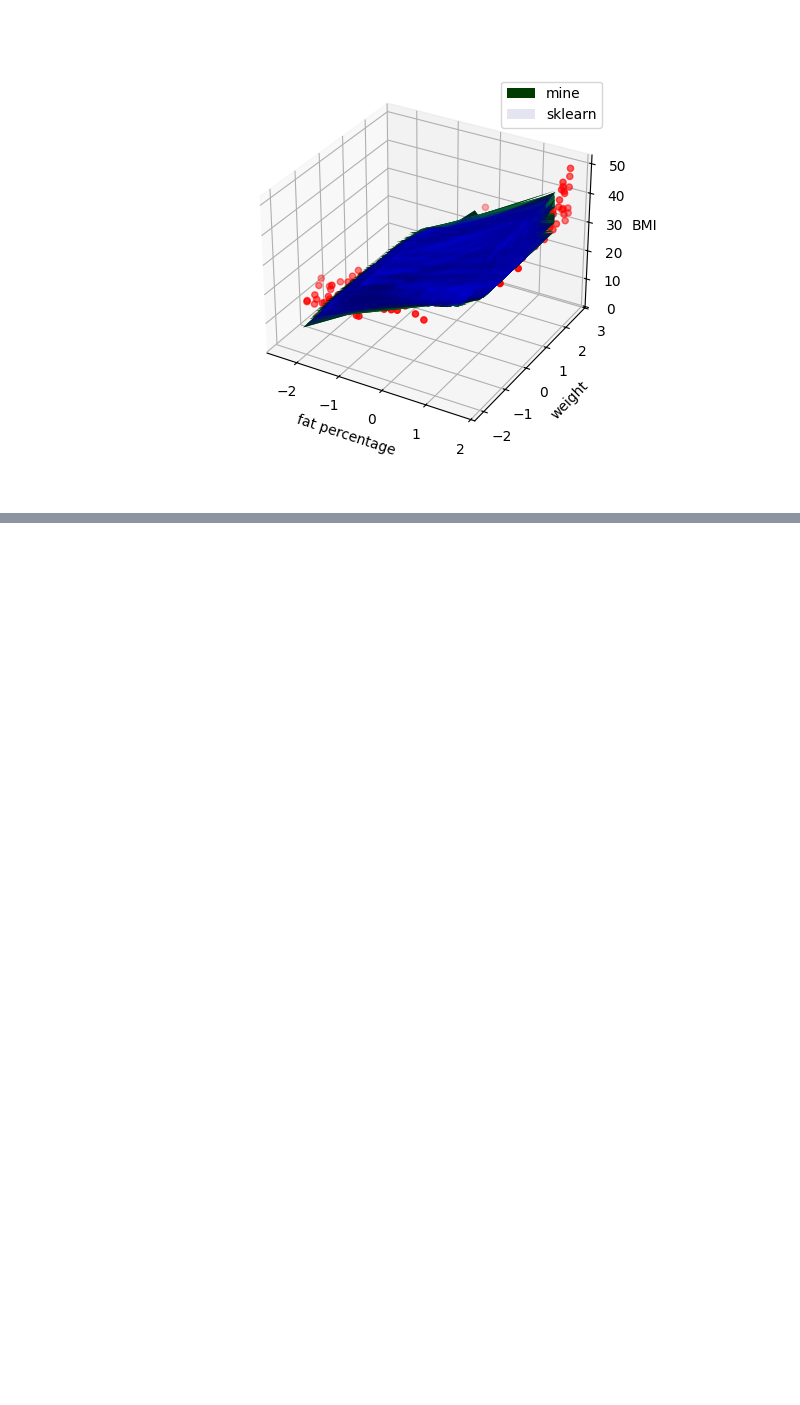
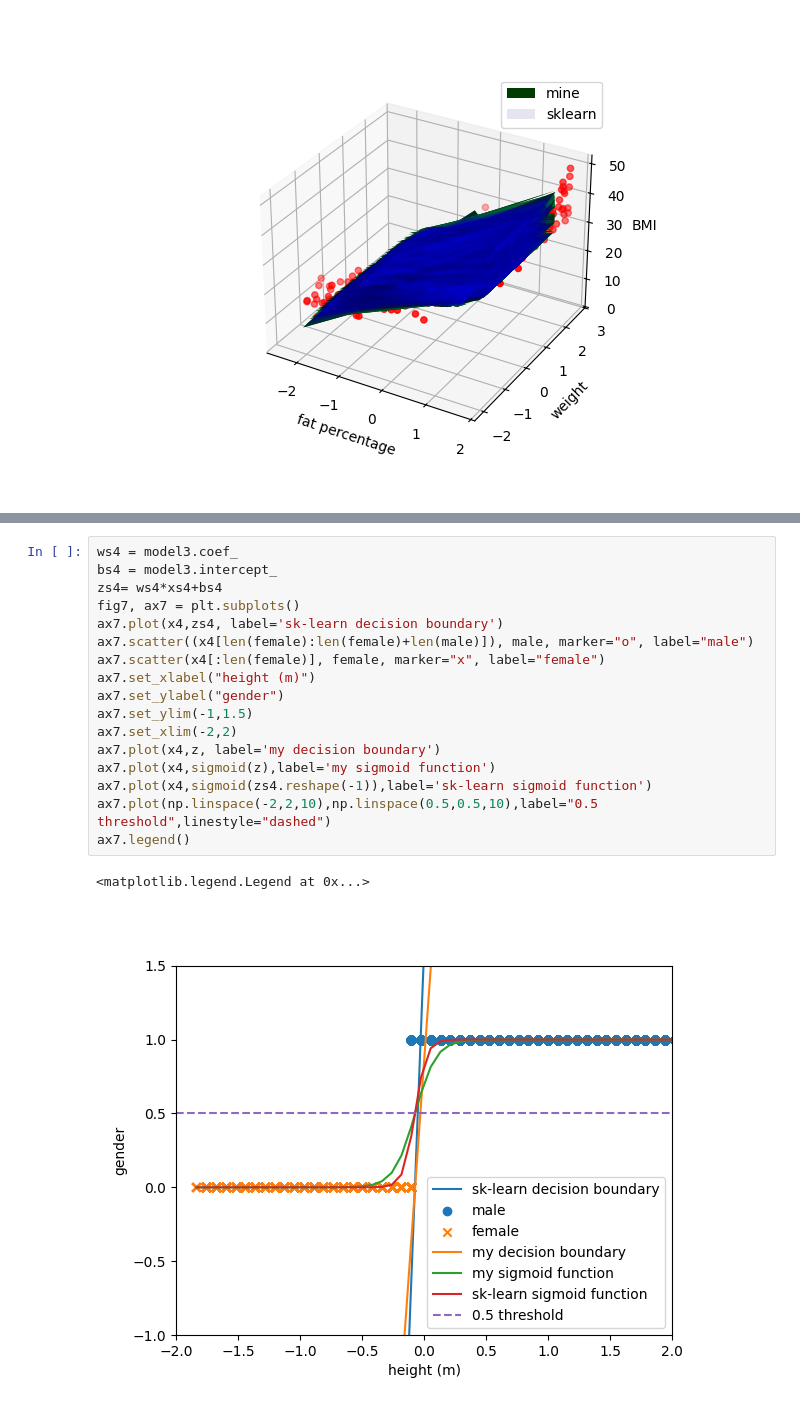
Before and after one commit to Pourixa/life-style-analyze, a Jupyter notebook: main.ipynb, the cells around one changed output, grey strips where cells are left out. Drawn from its saved outputs; the diff is of its cells as text; blank space fills up the shorter version.

```diff
--- a/main.ipynb
+++ b/main.ipynb
@@ -394,0 +500,20 @@ ax4.legend()
+# %%
+ws4 = model3.coef_
+bs4 = model3.intercept_
+zs4= ws4*xs4+bs4
+fig7, ax7 = plt.subplots()
+ax7.plot(x4,zs4, label='sk-learn decision boundary')
+ax7.scatter((x4[len(female):len(female)+len(male)]), male, marker="o", label="male")
+ax7.scatter(x4[:len(female)], female, marker="x", label="female")
+ax7.set_xlabel("height (m)")
+ax7.set_ylabel("gender")
+ax7.set_ylim(-1,1.5)
+ax7.set_xlim(-2,2)
+ax7.plot(x4,z, label='my decision boundary')
+ax7.plot(x4,sigmoid(z),label='my sigmoid function')
+ax7.plot(x4,sigmoid(zs4.reshape(-1)),label='sk-learn sigmoid function')
+ax7.plot(np.linspace(-2,2,10),np.linspace(0.5,0.5,10),label="0.5 threshold",linestyle="dashed")
+ax7.legend()
+# %% [output]
+<matplotlib.legend.Legend at 0x...>
+[figure, added]
```
Also changed, not shown: parts of 11 cells of this notebook.
